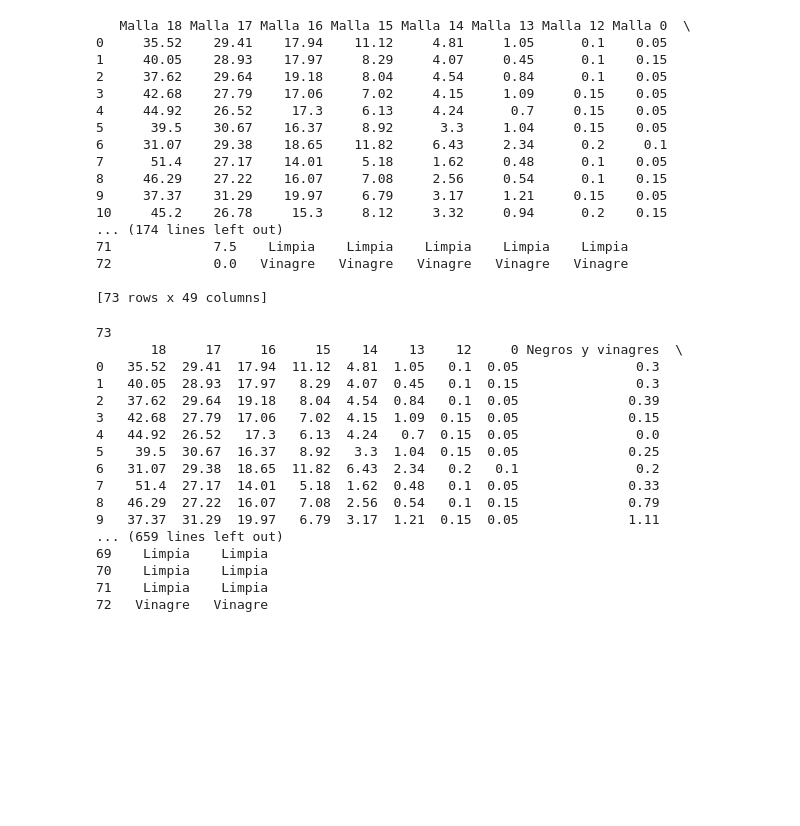
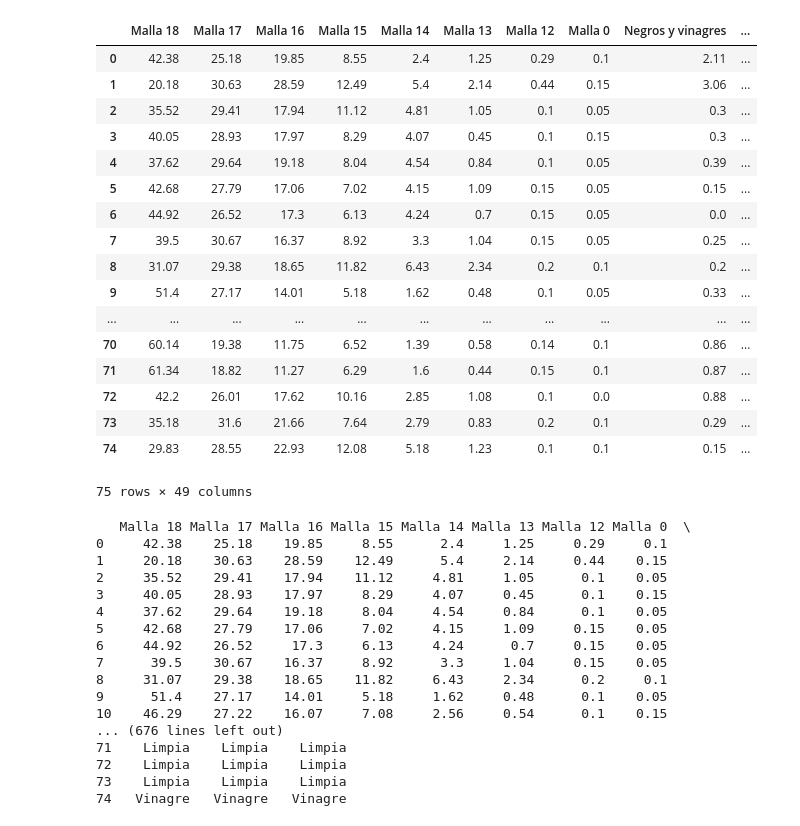
Before and after one commit to ThibaultSchowing/Bachelor_Thesis_2017_Sources, a Jupyter notebook: Notebook/data_taza/PDF PARSER.ipynb, the cells around one changed output. Cells and saved outputs as stored; diff of their text form; code cells hidden in the pictures; blank space fills up the shorter version.

```diff
--- a/Notebook/data_taza/PDF PARSER.ipynb
+++ b/Notebook/data_taza/PDF PARSER.ipynb
@@ -156,70 +156,72 @@ for f in liste:
     #################################################
 
     # Description de la taza
 
     possibleValues = ["Limpia","Agrio","Vinagre","Fermento","Stinker","Metálico",
                       "Maderoso","Acre","Reposo","Terroso","Moho","Fenol",
-                      "Químico","Humo","Contaminado"]
+                      "Químico","Quimico","Humo","Contaminado"]
 
     Tabla5Item = ["Taza 1","Taza 2","Taza 3","Taza 4","Taza 5"]
     Tabla5val = []
 
     found = False
     while found == False:
         idxTaza = idxTaza + 1
+        #print("Line: {} : {}".format(idxTaza, lines[idxTaza]))
         if str(lines[idxTaza]) in possibleValues:
             found = True
 
 
     for i in range(0,5):
         idxVal = idxTaza  + i
         Tabla5val.append(lines[idxVal])
 
 
     items = Tabla1Item + Tabla2Item + Tabla3Item + Tabla4Item + Tabla5Item
     values = Tabla1val + Tabla2val + Tabla3val + Tabla4val + Tabla5val
 
     valuesTaza.append(values)
 
 
 df = pd.DataFrame.from_records(valuesTaza, columns=items)
-print(df)
+df
 # %% [output]
+|  | Malla 18 | Malla 17 | Malla 16 | Malla 15 | Malla 14 | Malla 13 | Malla 12 | Malla 0 | Negros y vinagres | ... |
+| 0 | 42.38 | 25.18 | 19.85 | 8.55 | 2.4 | 1.25 | 0.29 | 0.1 | 2.11 | ... |
+| 1 | 20.18 | 30.63 | 28.59 | 12.49 | 5.4 | 2.14 | 0.44 | 0.15 | 3.06 | ... |
+| 2 | 35.52 | 29.41 | 17.94 | 11.12 | 4.81 | 1.05 | 0.1 | 0.05 | 0.3 | ... |
+| 3 | 40.05 | 28.93 | 17.97 | 8.29 | 4.07 | 0.45 | 0.1 | 0.15 | 0.3 | ... |
+| 4 | 37.62 | 29.64 | 19.18 | 8.04 | 4.54 | 0.84 | 0.1 | 0.05 | 0.39 | ... |
+| 5 | 42.68 | 27.79 | 17.06 | 7.02 | 4.15 | 1.09 | 0.15 | 0.05 | 0.15 | ... |
+| 6 | 44.92 | 26.52 | 17.3 | 6.13 | 4.24 | 0.7 | 0.15 | 0.05 | 0.0 | ... |
+| 7 | 39.5 | 30.67 | 16.37 | 8.92 | 3.3 | 1.04 | 0.15 | 0.05 | 0.25 | ... |
+| 8 | 31.07 | 29.38 | 18.65 | 11.82 | 6.43 | 2.34 | 0.2 | 0.1 | 0.2 | ... |
+| 9 | 51.4 | 27.17 | 14.01 | 5.18 | 1.62 | 0.48 | 0.1 | 0.05 | 0.33 | ... |
+| ... | ... | ... | ... | ... | ... | ... | ... | ... | ... | ... |
+| 70 | 60.14 | 19.38 | 11.75 | 6.52 | 1.39 | 0.58 | 0.14 | 0.1 | 0.86 | ... |
+| 71 | 61.34 | 18.82 | 11.27 | 6.29 | 1.6 | 0.44 | 0.15 | 0.1 | 0.87 | ... |
+| 72 | 42.2 | 26.01 | 17.62 | 10.16 | 2.85 | 1.08 | 0.1 | 0.0 | 0.88 | ... |
+| 73 | 35.18 | 31.6 | 21.66 | 7.64 | 2.79 | 0.83 | 0.2 | 0.1 | 0.29 | ... |
+| 74 | 29.83 | 28.55 | 22.93 | 12.08 | 5.18 | 1.23 | 0.1 | 0.1 | 0.15 | ... |
-   Malla 18 Malla 17 Malla 16 Malla 15 Malla 14 Malla 13 Malla 12 Malla 0  \
-0     35.52    29.41    17.94    11.12     4.81     1.05      0.1    0.05
-1     40.05    28.93    17.97     8.29     4.07     0.45      0.1    0.15
-2     37.62    29.64    19.18     8.04     4.54     0.84      0.1    0.05
-3     42.68    27.79    17.06     7.02     4.15     1.09     0.15    0.05
-4     44.92    26.52     17.3     6.13     4.24      0.7     0.15    0.05
-5      39.5    30.67    16.37     8.92      3.3     1.04     0.15    0.05
-6     31.07    29.38    18.65    11.82     6.43     2.34      0.2     0.1
-7      51.4    27.17    14.01     5.18     1.62     0.48      0.1    0.05
-8     46.29    27.22    16.07     7.08     2.56     0.54      0.1    0.15
-9     37.37    31.29    19.97     6.79     3.17     1.21     0.15    0.05
-10     45.2    26.78     15.3     8.12     3.32     0.94      0.2    0.15
-... (174 lines left out)
-71             7.5    Limpia    Limpia    Limpia    Limpia    Limpia
-72             0.0   Vinagre   Vinagre   Vinagre   Vinagre   Vinagre
-
-[73 rows x 49 columns]
+75 rows × 49 columns
 # %%
 with pd.option_context('display.max_rows', None, 'display.max_columns', 49):
     print(df)
 # %% [output]
-73
-       18     17     16     15    14    13    12     0 Negros y vinagres  \
-0   35.52  29.41  17.94  11.12  4.81  1.05   0.1  0.05               0.3
-1   40.05  28.93  17.97   8.29  4.07  0.45   0.1  0.15               0.3
-2   37.62  29.64  19.18   8.04  4.54  0.84   0.1  0.05              0.39
-3   42.68  27.79  17.06   7.02  4.15  1.09  0.15  0.05              0.15
-4   44.92  26.52   17.3   6.13  4.24   0.7  0.15  0.05               0.0
-5    39.5  30.67  16.37   8.92   3.3  1.04  0.15  0.05              0.25
-6   31.07  29.38  18.65  11.82  6.43  2.34   0.2   0.1               0.2
-7    51.4  27.17  14.01   5.18  1.62  0.48   0.1  0.05              0.33
-8   46.29  27.22  16.07   7.08  2.56  0.54   0.1  0.15              0.79
-9   37.37  31.29  19.97   6.79  3.17  1.21  0.15  0.05              1.11
-... (659 lines left out)
-69    Limpia    Limpia
-70    Limpia    Limpia
-71    Limpia    Limpia
-72   Vinagre   Vinagre
+   Malla 18 Malla 17 Malla 16 Malla 15 Malla 14 Malla 13 Malla 12 Malla 0  \
+0     42.38    25.18    19.85     8.55      2.4     1.25     0.29     0.1
+1     20.18    30.63    28.59    12.49      5.4     2.14     0.44    0.15
+2     35.52    29.41    17.94    11.12     4.81     1.05      0.1    0.05
+3     40.05    28.93    17.97     8.29     4.07     0.45      0.1    0.15
+4     37.62    29.64    19.18     8.04     4.54     0.84      0.1    0.05
+5     42.68    27.79    17.06     7.02     4.15     1.09     0.15    0.05
+6     44.92    26.52     17.3     6.13     4.24      0.7     0.15    0.05
+7      39.5    30.67    16.37     8.92      3.3     1.04     0.15    0.05
+8     31.07    29.38    18.65    11.82     6.43     2.34      0.2     0.1
+9      51.4    27.17    14.01     5.18     1.62     0.48      0.1    0.05
+10    46.29    27.22    16.07     7.08     2.56     0.54      0.1    0.15
+... (676 lines left out)
+71    Limpia    Limpia    Limpia
+72    Limpia    Limpia    Limpia
+73    Limpia    Limpia    Limpia
+74   Vinagre   Vinagre   Vinagre
```
Also changed, not shown: parts of 2 cells of this notebook, 5 other files.
